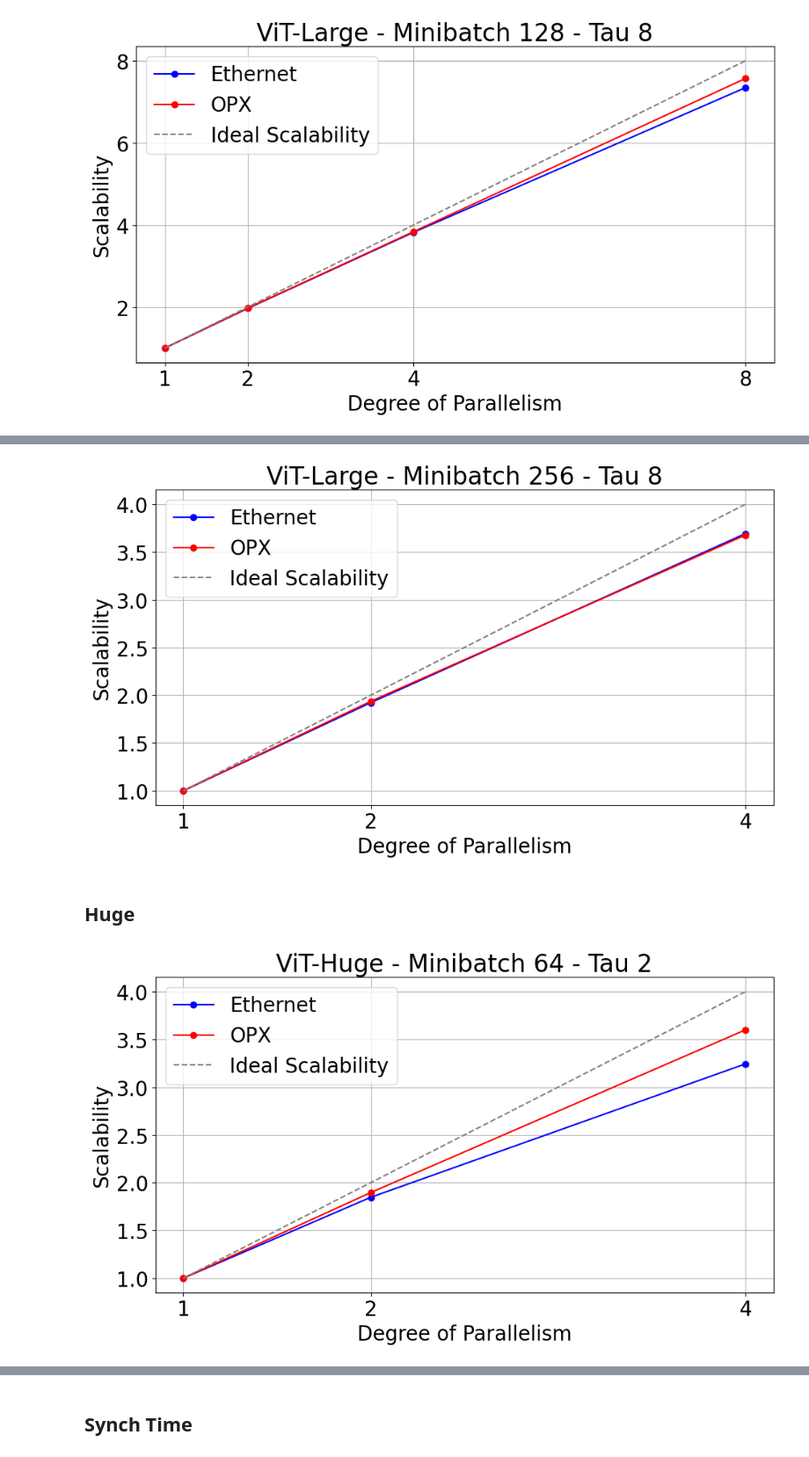
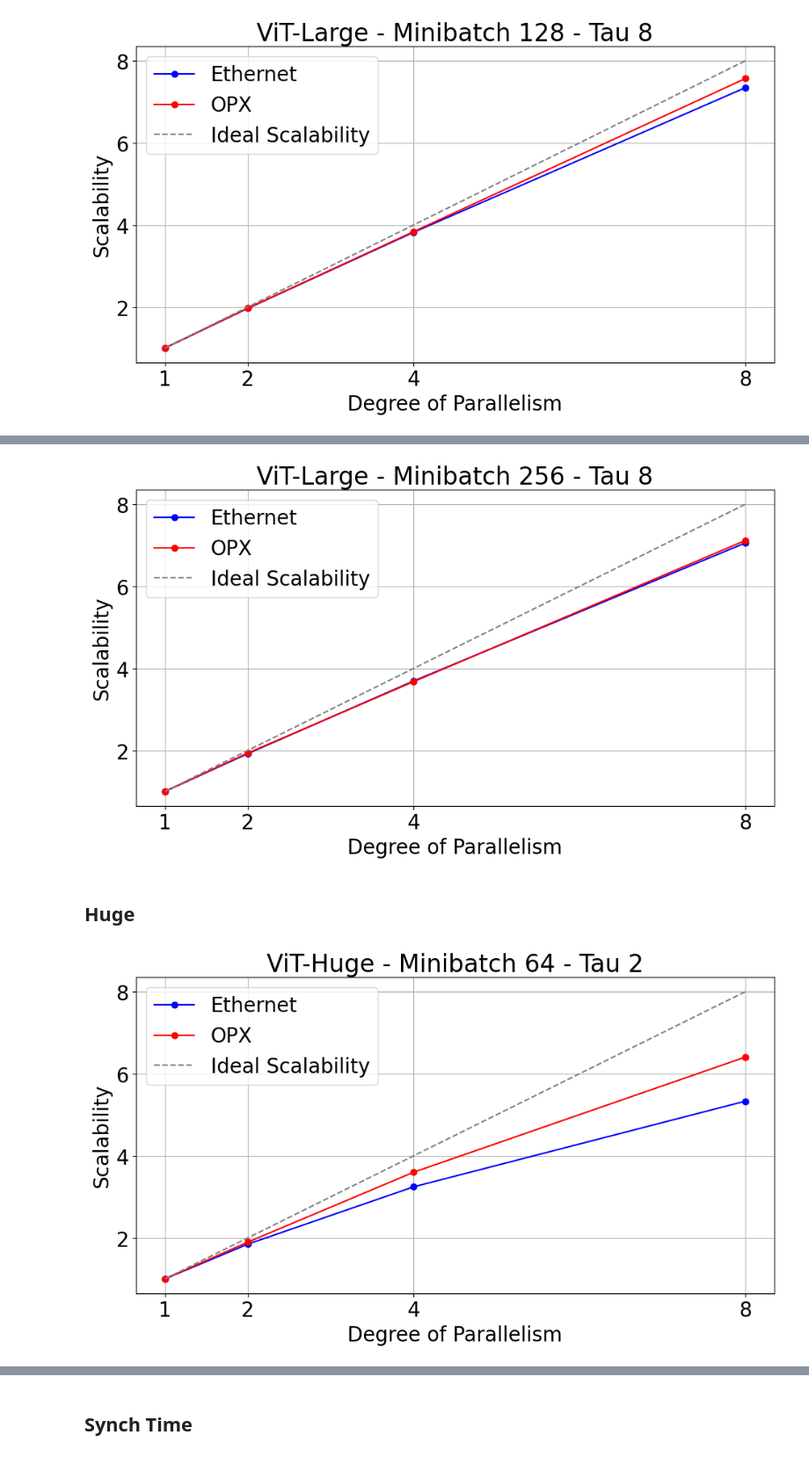
Before and after one commit to JacopoRaffi/Master_Thesis, a Jupyter notebook: analysis/ddpa.ipynb, the cells around one changed output, grey strips where cells are left out. Shown at 88% size. Drawn from its saved outputs; the diff is of its cells as text; code cells hidden in the pictures.

```diff
--- a/analysis/ddpa.ipynb
+++ b/analysis/ddpa.ipynb
@@ -462,62 +473,74 @@ plt.tight_layout()
 # %%
 plt.figure(figsize=(10,6))
-plot_speedup([ddp_1_l_256_8_eth1, ddp_2_l_256_8_eth1, ddp_4_l_256_8_eth1], "ViT-Large - Minibatch 256 - Tau 8", "Ethernet", color='blue', plot_ideal=False, asynch=True)
-plot_speedup([ddp_1_l_256_8_eth1, ddp_2_l_256_8_ib0, ddp_4_l_256_8_ib0], "ViT-Large - Minibatch 256 - Tau 8", "OPX", color='red', plot_ideal=True, asynch=True)
+plot_speedup([ddp_1_l_256_8_eth1, ddp_2_l_256_8_eth1, ddp_4_l_256_8_eth1, ddp_8_l_256_8_eth1], "ViT-Large - Minibatch 256 - Tau 8", "Ethernet", color='blue', plot_ideal=False, asynch=True)
+plot_speedup([ddp_1_l_256_8_eth1, ddp_2_l_256_8_ib0, ddp_4_l_256_8_ib0, ddp_8_l_256_8_ib0], "ViT-Large - Minibatch 256 - Tau 8", "OPX", color='red', plot_ideal=True, asynch=True)
 plt.tight_layout()
 # %% [output]
-[figure, old version]
+[figure, new version]
 # %% [markdown]
 ## Huge
 # %%
 ddp_1_h_64_2_eth1 = pd.read_csv("../log/asynch_ddp/rank_0_asynch_ddp_1_minibatch_64_tau_2_vit-huge-patch14-224-in21k_model_eth1.csv")
 ddp_2_h_64_2_eth1 = pd.read_csv("../log/asynch_ddp/rank_0_asynch_ddp_2_minibatch_64_tau_2_vit-huge-patch14-224-in21k_model_eth1.csv")
 ddp_4_h_64_2_eth1 = pd.read_csv("../log/asynch_ddp/rank_0_asynch_ddp_4_minibatch_64_tau_2_vit-huge-patch14-224-in21k_model_eth1.csv")
+ddp_8_h_64_2_eth1 = pd.read_csv("../log/asynch_ddp/rank_0_asynch_ddp_8_minibatch_64_tau_2_vit-huge-patch14-224-in21k_model_eth1.csv")
 
 ddp_2_h_64_2_ib0 = pd.read_csv("../log/asynch_ddp/rank_0_asynch_ddp_2_minibatch_64_tau_2_vit-huge-patch14-224-in21k_model_ib0.csv")
 ddp_4_h_64_2_ib0 = pd.read_csv("../log/asynch_ddp/rank_0_asynch_ddp_4_minibatch_64_tau_2_vit-huge-patch14-224-in21k_model_ib0.csv")
+ddp_8_h_64_2_ib0 = pd.read_csv("../log/asynch_ddp/rank_0_asynch_ddp_8_minibatch_64_tau_2_vit-huge-patch14-224-in21k_model_ib0.csv")
 
 ddp_1_h_64_2_eth1 = ddp_1_h_64_2_eth1[ddp_1_h_64_2_eth1['phase'] == 'train']
 ddp_2_h_64_2_eth1 = ddp_2_h_64_2_eth1[ddp_2_h_64_2_eth1['phase'] == 'train']
 ddp_4_h_64_2_eth1 = ddp_4_h_64_2_eth1[ddp_4_h_64_2_eth1['phase'] == 'train']
+ddp_8_h_64_2_eth1 = ddp_8_h_64_2_eth1[ddp_8_h_64_2_eth1['phase'] == 'train']
 
 ddp_2_h_64_2_ib0 = ddp_2_h_64_2_ib0[ddp_2_h_64_2_ib0['phase'] == 'train']
 ddp_4_h_64_2_ib0 = ddp_4_h_64_2_ib0[ddp_4_h_64_2_ib0['phase'] == 'train']
+ddp_8_h_64_2_ib0 = ddp_8_h_64_2_ib0[ddp_8_h_64_2_ib0['phase'] == 'train']
 
 # ------------------------------- TAU 4 ---------------------------------------------------
 ddp_1_h_64_4_eth1 = pd.read_csv("../log/asynch_ddp/rank_0_asynch_ddp_1_minibatch_64_tau_4_vit-huge-patch14-224-in21k_model_eth1.csv")
 ddp_2_h_64_4_eth1 = pd.read_csv("../log/asynch_ddp/rank_0_asynch_ddp_2_minibatch_64_tau_4_vit-huge-patch14-224-in21k_model_eth1.csv")
 ddp_4_h_64_4_eth1 = pd.read_csv("../log/asynch_ddp/rank_0_asynch_ddp_4_minibatch_64_tau_4_vit-huge-patch14-224-in21k_model_eth1.csv")
+ddp_8_h_64_4_eth1 = pd.read_csv("../log/asynch_ddp/rank_0_asynch_ddp_8_minibatch_64_tau_4_vit-huge-patch14-224-in21k_model_eth1.csv")
 
 ddp_2_h_64_4_ib0 = pd.read_csv("../log/asynch_ddp/rank_0_asynch_ddp_2_minibatch_64_tau_4_vit-huge-patch14-224-in21k_model_ib0.csv")
 ddp_4_h_64_4_ib0 = pd.read_csv("../log/asynch_ddp/rank_0_asynch_ddp_4_minibatch_64_tau_4_vit-huge-patch14-224-in21k_model_ib0.csv")
+ddp_8_h_64_4_ib0 = pd.read_csv("../log/asynch_ddp/rank_0_asynch_ddp_8_minibatch_64_tau_4_vit-huge-patch14-224-in21k_model_ib0.csv")
 
 ddp_1_h_64_4_eth1 = ddp_1_h_64_4_eth1[ddp_1_h_64_4_eth1['phase'] == 'train']
 ddp_2_h_64_4_eth1 = ddp_2_h_64_4_eth1[ddp_2_h_64_4_eth1['phase'] == 'train']
 ddp_4_h_64_4_eth1 = ddp_4_h_64_4_eth1[ddp_4_h_64_4_eth1['phase'] == 'train']
+ddp_8_h_64_4_eth1 = ddp_8_h_64_4_eth1[ddp_8_h_64_4_eth1['phase'] == 'train']
 
 ddp_2_h_64_4_ib0 = ddp_2_h_64_4_ib0[ddp_2_h_64_4_ib0['phase'] == 'train']
 ddp_4_h_64_4_ib0 = ddp_4_h_64_4_ib0[ddp_4_h_64_4_ib0['phase'] == 'train']
+ddp_8_h_64_4_ib0 = ddp_8_h_64_4_ib0[ddp_8_h_64_4_ib0['phase'] == 'train']
 
 # ----------------------------------- TAU 8 ----------------------------------------------------
 ddp_1_h_64_8_eth1 = pd.read_csv("../log/asynch_ddp/rank_0_asynch_ddp_1_minibatch_64_tau_8_vit-huge-patch14-224-in21k_model_eth1.csv")
 ddp_2_h_64_8_eth1 = pd.read_csv("../log/asynch_ddp/rank_0_asynch_ddp_2_minibatch_64_tau_8_vit-huge-patch14-224-in21k_model_eth1.csv")
 ddp_4_h_64_8_eth1 = pd.read_csv("../log/asynch_ddp/rank_0_asynch_ddp_4_minibatch_64_tau_8_vit-huge-patch14-224-in21k_model_eth1.csv")
+ddp_8_h_64_8_eth1 = pd.read_csv("../log/asynch_ddp/rank_0_asynch_ddp_8_minibatch_64_tau_8_vit-huge-patch14-224-in21k_model_eth1.csv")
 
 ddp_2_h_64_8_ib0 = pd.read_csv("../log/asynch_ddp/rank_0_asynch_ddp_2_minibatch_64_tau_8_vit-huge-patch14-224-in21k_model_ib0.csv")
 ddp_4_h_64_8_ib0 = pd.read_csv("../log/asynch_ddp/rank_0_asynch_ddp_4_minibatch_64_tau_8_vit-huge-patch14-224-in21k_model_ib0.csv")
+ddp_8_h_64_8_ib0 = pd.read_csv("../log/asynch_ddp/rank_0_asynch_ddp_8_minibatch_64_tau_8_vit-huge-patch14-224-in21k_model_ib0.csv")
 
 ddp_1_h_64_8_eth1 = ddp_1_h_64_8_eth1[ddp_1_h_64_8_eth1['phase'] == 'train']
 ddp_2_h_64_8_eth1 = ddp_2_h_64_8_eth1[ddp_2_h_64_8_eth1['phase'] == 'train']
 ddp_4_h_64_8_eth1 = ddp_4_h_64_8_eth1[ddp_4_h_64_8_eth1['phase'] == 'train']
+ddp_8_h_64_8_eth1 = ddp_8_h_64_8_eth1[ddp_8_h_64_8_eth1['phase'] == 'train']
 
 ddp_2_h_64_8_ib0 = ddp_2_h_64_8_ib0[ddp_2_h_64_8_ib0['phase'] == 'train']
 ddp_4_h_64_8_ib0 = ddp_4_h_64_8_ib0[ddp_4_h_64_8_ib0['phase'] == 'train']
+ddp_8_h_64_8_ib0 = ddp_8_h_64_8_ib0[ddp_8_h_64_8_ib0['phase'] == 'train']
 # %%
 plt.figure(figsize=(10,6))
-plot_speedup([ddp_1_h_64_2_eth1, ddp_2_h_64_2_eth1, ddp_4_h_64_2_eth1], "ViT-Huge - Minibatch 64 - Tau 2", "Ethernet", color='blue', plot_ideal=False, asynch=True)
-plot_speedup([ddp_1_h_64_2_eth1, ddp_2_h_64_2_ib0, ddp_4_h_64_2_ib0], "ViT-Huge - Minibatch 64 - Tau 2", "OPX", color='red', plot_ideal=True, asynch=True)
+plot_speedup([ddp_1_h_64_2_eth1, ddp_2_h_64_2_eth1, ddp_4_h_64_2_eth1, ddp_8_h_64_2_eth1], "ViT-Huge - Minibatch 64 - Tau 2", "Ethernet", color='blue', plot_ideal=False, asynch=True)
+plot_speedup([ddp_1_h_64_2_eth1, ddp_2_h_64_2_ib0, ddp_4_h_64_2_ib0, ddp_8_h_64_2_ib0], "ViT-Huge - Minibatch 64 - Tau 2", "OPX", color='red', plot_ideal=True, asynch=True)
 plt.tight_layout()
 # %% [output]
-[figure, old version]
+[figure, new version]
 # %%
 plt.figure(figsize=(10,6))
```
Also changed, not shown: parts of 13 cells of this notebook.
